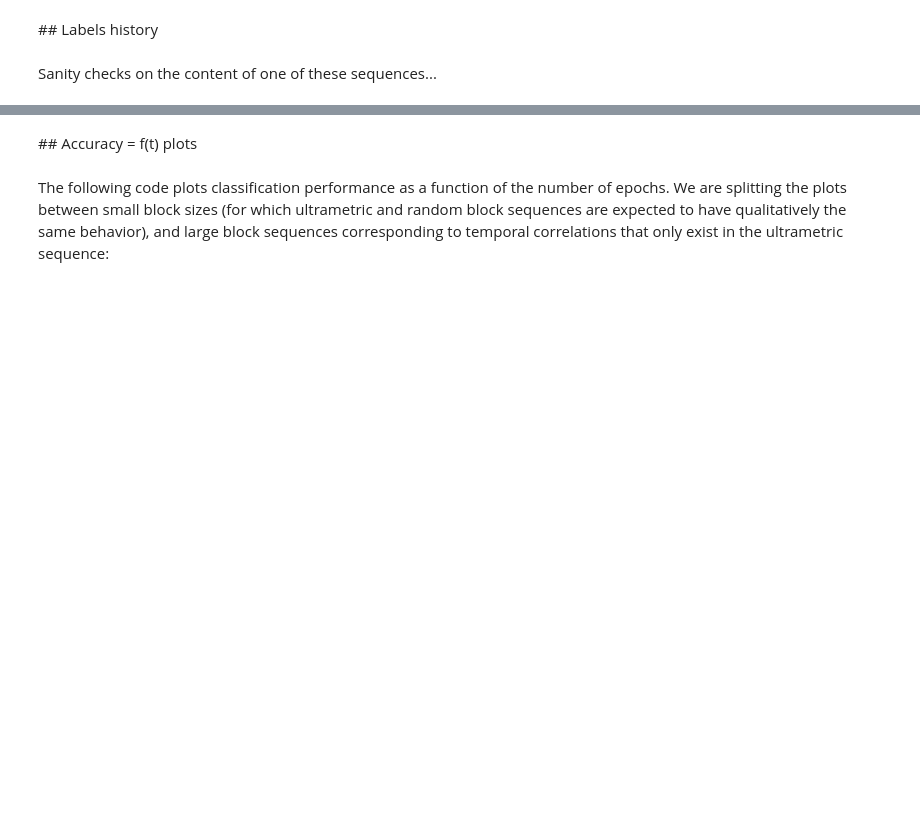
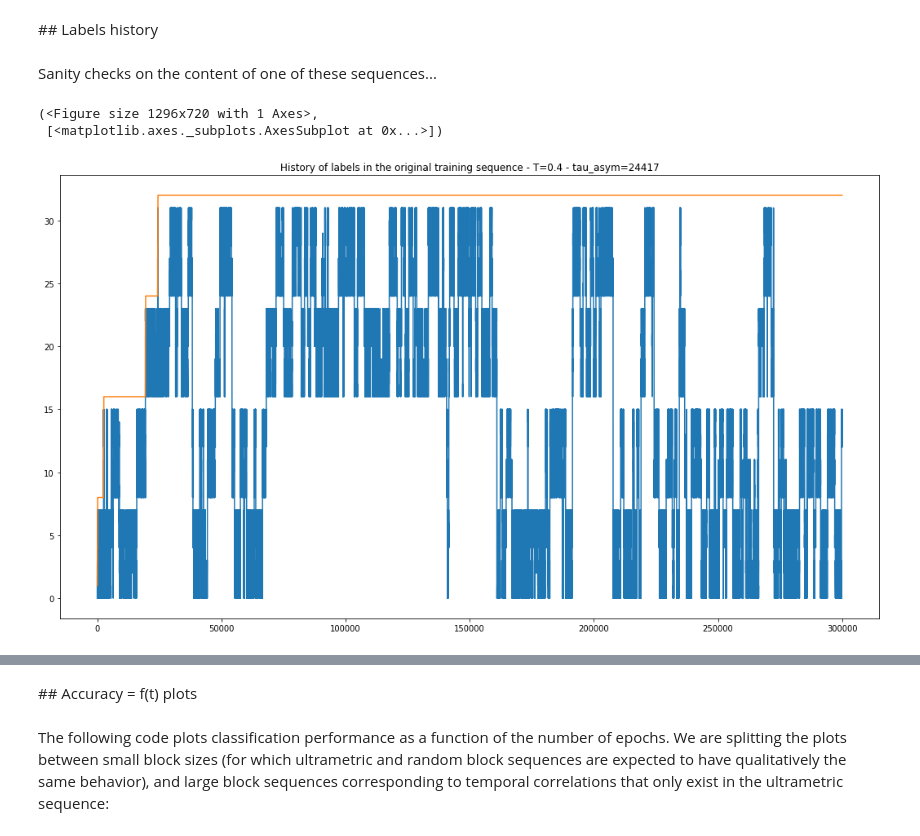
Before and after one commit to Brossollet-Antonin/Ultrametric-benchmark, a Jupyter notebook: notebooks/data_analysis.ipynb, the cells around one changed output, grey strips where cells are left out. Cells and saved outputs as stored; diff of their text form; code cells hidden in the pictures; blank space fills up the shorter version.

```diff
--- a/notebooks/data_analysis.ipynb
+++ b/notebooks/data_analysis.ipynb
@@ -51,10 +51,10 @@ os.chdir(project_root+'/Results')
 # %% [markdown]
 Loading result sets from each generation method:
 # %%
-## LOADING RESULT SETS
+## LOADING RESULT SETS - DEPTH 5 - 32 CLASSES
 
 ### ULTRAMETRIC GENERATION METHOD, NO SHUFFLING CLASSES
-rs_um_um = ld.ResultSet(
+rs5_um_um = ld.ResultSet(
     set_name="Ultrametric depth 5 (unmixed labels)",
     sim_map_dict = sim_directory,
     dataroot = project_root,
@@ -67,10 +67,10 @@ rs_um_um = ld.ResultSet(
     hsv_shfl_list = ld.hsv_um_um_shfl_list
 )
 
-rs_um_um.load_analytics()
+rs5_um_um.load_analytics()
 
 ### ULTRAMETRIC GENERATION METHOD, SHUFFLING CLASSES
-rs_um_mx = ld.ResultSet(
+rs5_um_mx = ld.ResultSet(
     set_name="Ultrametric depth 5 (mixed labels)",
     sim_map_dict = sim_directory,
     dataroot = project_root,
@@ -83,11 +83,10 @@ rs_um_mx = ld.ResultSet(
     hsv_shfl_list = ld.hsv_um_mx_shfl_list
 )
 
-rs_um_mx.load_analytics()
+rs5_um_mx.load_analytics()
 
 ### RANDOM BLOCKS (PAIRS OF LABELS) GENERATION METHOD
-
-rs_blck = ld.ResultSet(
+rs5_blck = ld.ResultSet(
     set_name="Random blocks (paired mixed labels), 32 classes",
     sim_map_dict = sim_directory,
     dataroot = project_root,
@@ -99,10 +98,10 @@ rs_blck = ld.ResultSet(
     hsv_orig = ld.hsv_rb_mx_orig,
     hsv_shfl_list = ld.hsv_rb_mx_shfl_list
 )
-rs_blck.load_analytics()
+rs5_blck.load_analytics()
 
 ### UNIFORM PROBABILITY DISTIRUBTION
-rs_unif = ld.ResultSet(
+rs5_unif = ld.ResultSet(
     set_name="Uniform, 32 classes",
     sim_map_dict = sim_directory,
     dataroot = project_root,
@@ -113,7 +112,7 @@ rs_unif = ld.ResultSet(
     simset_id = 0.0,
     hsv_orig = ld.hsv_unif
 )
-rs_unif.load_analytics(load_shuffle=False)
+rs5_unif.load_analytics(load_shuffle=False)
 # %% [output]
 Loading analytics...
 load_data set to False. Data sequences not loaded.
@@ -137,5 +198,9 @@ os.chdir(project_root+"/plots")
 # %% [markdown]
 Sanity checks on the content of one of these sequences...
 # %%
-rs_um_um.lbl_history([0.4])
+rs5_um_um.lbl_history([0.4])
+# %% [output]
+(<Figure size 1296x720 with 1 Axes>,
+ [<matplotlib.axes._subplots.AxesSubplot at 0x...>])
+[figure, added]
 # %%
```
Also changed, not shown: parts of 31 cells of this notebook, 2 other files.
